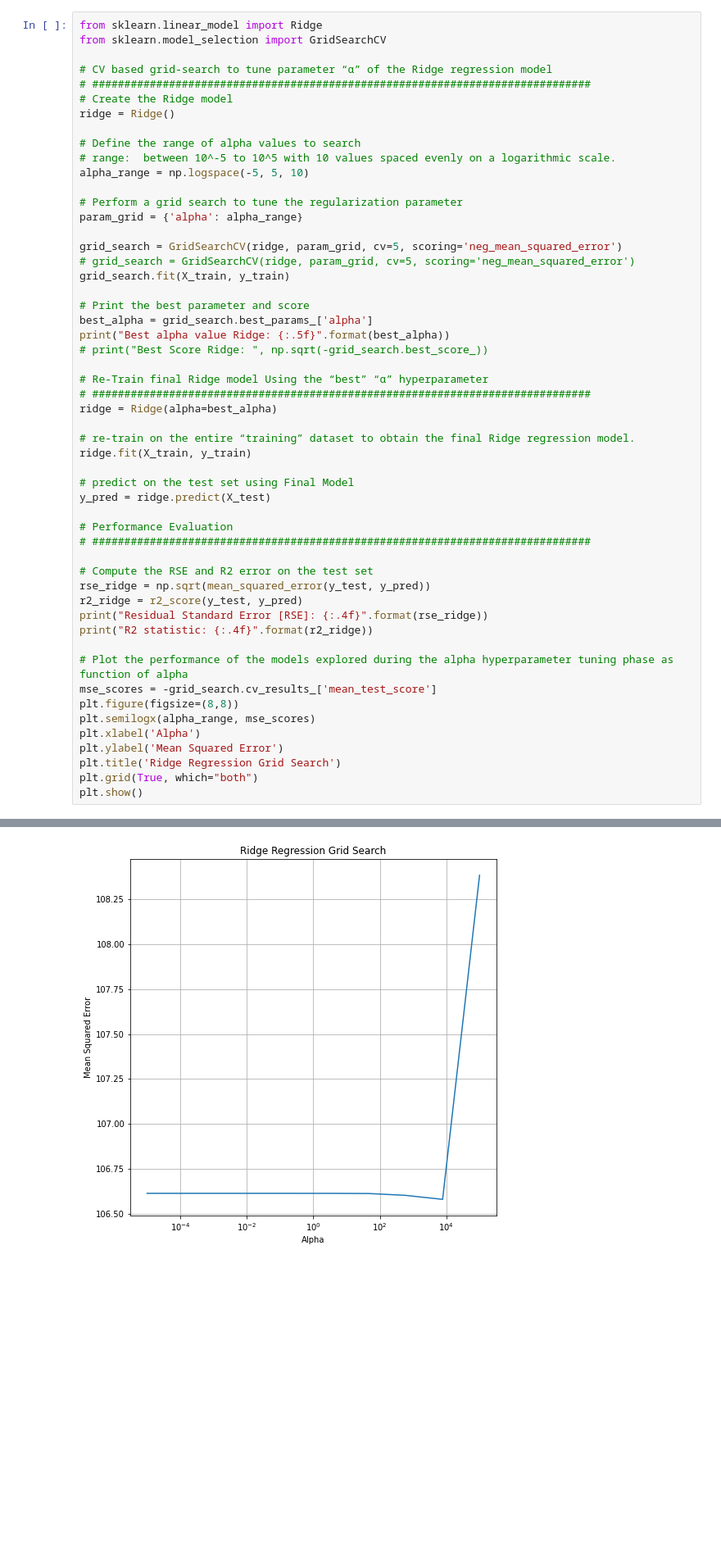
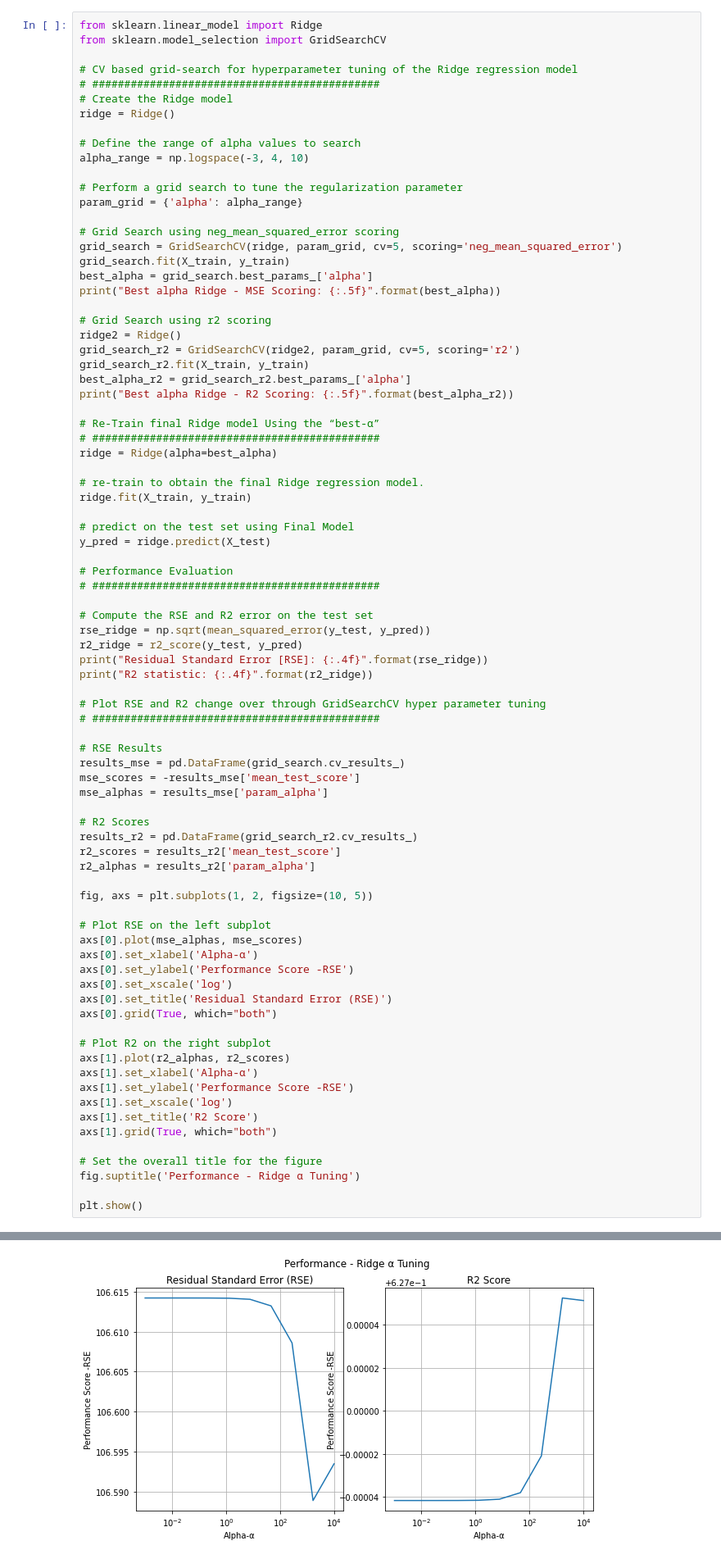
Before and after one commit to dev-nanthan/regression-for-prediction, a Jupyter notebook: ML_A2.ipynb, the cells around one changed output, grey strips where cells are left out. Shown: that part at 82% size. Cells and saved outputs as stored; diff of their text form; blank space fills up the shorter version.

Commit message:
updated Q2, Q3 plots

```diff
--- a/ML_A2.ipynb
+++ b/ML_A2.ipynb
@@ -161,39 +167,42 @@ regression model.
 from sklearn.linear_model import Ridge
 from sklearn.model_selection import GridSearchCV
 
-# CV based grid-search to tune parameter “α” of the Ridge regression model
-# ##############################################################################
+# CV based grid-search for hyperparameter tuning of the Ridge regression model
+# #############################################
 # Create the Ridge model
 ridge = Ridge()
 
 # Define the range of alpha values to search
-# range:  between 10^-5 to 10^5 with 10 values spaced evenly on a logarithmic scale.
-alpha_range = np.logspace(-5, 5, 10)
+alpha_range = np.logspace(-3, 4, 10)
 
 # Perform a grid search to tune the regularization parameter
 param_grid = {'alpha': alpha_range}
 
+# Grid Search using neg_mean_squared_error scoring
 grid_search = GridSearchCV(ridge, param_grid, cv=5, scoring='neg_mean_squared_error')
-# grid_search = GridSearchCV(ridge, param_grid, cv=5, scoring='neg_mean_squared_error')
 grid_search.fit(X_train, y_train)
+best_alpha = grid_search.best_params_['alpha']
+print("Best alpha Ridge - MSE Scoring: {:.5f}".format(best_alpha))
 
-# Print the best parameter and score
-best_alpha = grid_search.best_params_['alpha']
-print("Best alpha value Ridge: {:.5f}".format(best_alpha))
-# print("Best Score Ridge: ", np.sqrt(-grid_search.best_score_))
+# Grid Search using r2 scoring
+ridge2 = Ridge()
+grid_search_r2 = GridSearchCV(ridge2, param_grid, cv=5, scoring='r2')
+grid_search_r2.fit(X_train, y_train)
+best_alpha_r2 = grid_search_r2.best_params_['alpha']
+print("Best alpha Ridge - R2 Scoring: {:.5f}".format(best_alpha_r2))
 
-# Re-Train final Ridge model Using the “best” “α” hyperparameter
-# ##############################################################################
+# Re-Train final Ridge model Using the “best-α”
+# #############################################
 ridge = Ridge(alpha=best_alpha)
 
-# re-train on the entire “training” dataset to obtain the final Ridge regression model.
+# re-train to obtain the final Ridge regression model.
 ridge.fit(X_train, y_train)
 
 # predict on the test set using Final Model
 y_pred = ridge.predict(X_test)
 
 # Performance Evaluation
-# ##############################################################################
+# #############################################
 
 # Compute the RSE and R2 error on the test set
 rse_ridge = np.sqrt(mean_squared_error(y_test, y_pred))
@@ -201,13 +210,39 @@ r2_ridge = r2_score(y_test, y_pred)
 print("Residual Standard Error [RSE]: {:.4f}".format(rse_ridge))
 print("R2 statistic: {:.4f}".format(r2_ridge))
 
-# Plot the performance of the models explored during the alpha hyperparameter tuning phase as function of alpha
-mse_scores = -grid_search.cv_results_['mean_test_score']
-plt.figure(figsize=(8,8))
-plt.semilogx(alpha_range, mse_scores)
-plt.xlabel('Alpha')
-plt.ylabel('Mean Squared Error')
-plt.title('Ridge Regression Grid Search')
-plt.grid(True, which="both")
+# Plot RSE and R2 change over through GridSearchCV hyper parameter tuning
+# #############################################
+
+# RSE Results
+results_mse = pd.DataFrame(grid_search.cv_results_)
+mse_scores = -results_mse['mean_test_score']
+mse_alphas = results_mse['param_alpha']
+
+# R2 Scores
+results_r2 = pd.DataFrame(grid_search_r2.cv_results_)
+r2_scores = results_r2['mean_test_score']
+r2_alphas = results_r2['param_alpha']
+
+fig, axs = plt.subplots(1, 2, figsize=(10, 5))
+
+# Plot RSE on the left subplot
+axs[0].plot(mse_alphas, mse_scores)
+axs[0].set_xlabel('Alpha-α')
+axs[0].set_ylabel('Performance Score -RSE')
+axs[0].set_xscale('log')
+axs[0].set_title('Residual Standard Error (RSE)')
+axs[0].grid(True, which="both")
+
+# Plot R2 on the right subplot
+axs[1].plot(r2_alphas, r2_scores)
+axs[1].set_xlabel('Alpha-α')
+axs[1].set_ylabel('Performance Score -RSE')
+axs[1].set_xscale('log')
+axs[1].set_title('R2 Score')
+axs[1].grid(True, which="both")
+
+# Set the overall title for the figure
+fig.suptitle('Performance - Ridge α Tuning')
+
 plt.show()
 # %% [output]
@@ -217,4 +253,4 @@ R2 statistic: 0.5952
-[figure, old version]
+[figure, new version]
 # %% [markdown]
 # Question 3
 
```
Also changed, not shown: parts of 4 cells of this notebook.
